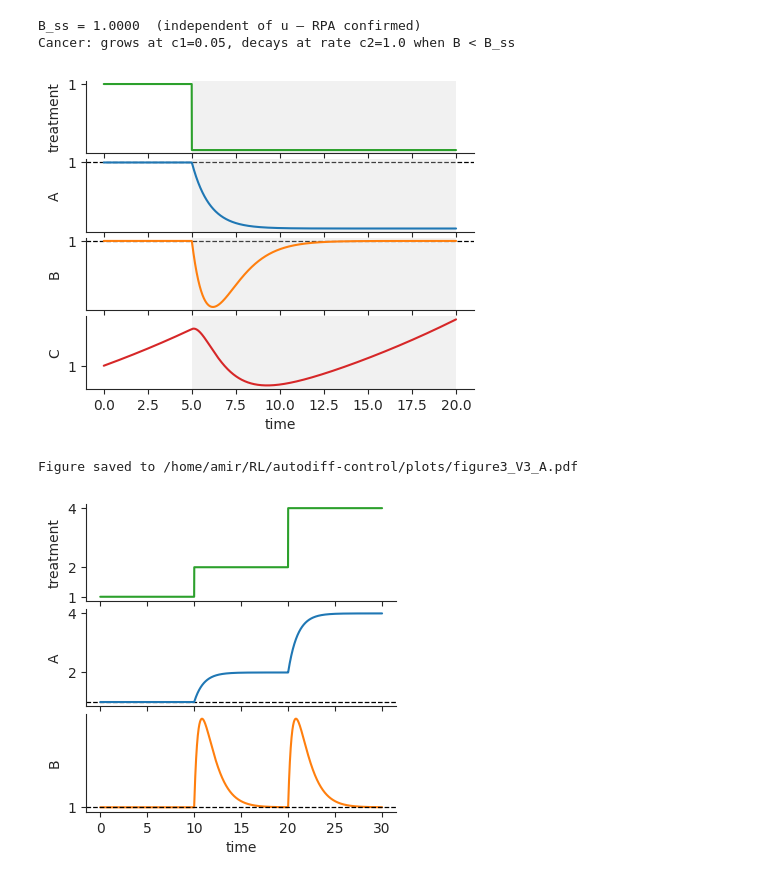
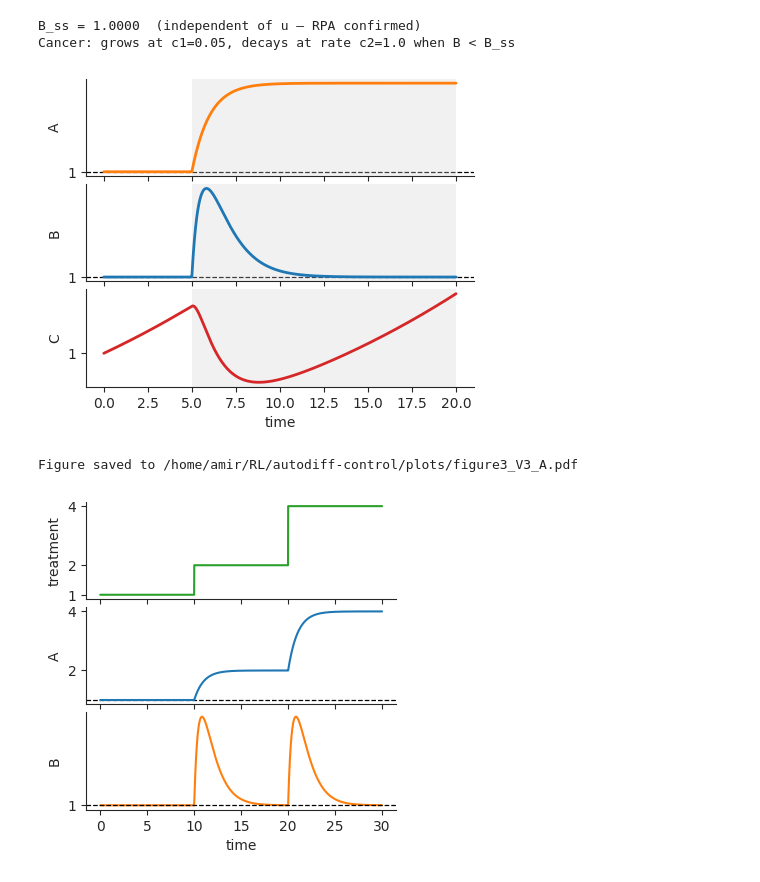
Before and after one commit to Liamir/autodiff-control, a Jupyter notebook: notebooks/figure3_v3.ipynb, the cells around one changed output. Saved outputs shown, nothing was run; the diff lists cells and outputs as text; code cells hidden in the pictures.

```diff
--- a/notebooks/figure3_v3.ipynb
+++ b/notebooks/figure3_v3.ipynb
@@ -66,7 +66,7 @@ def iffl_cancer_rhs(t, state, u, p=PARAMS):
     u_val = u(t) if callable(u) else u
     dA = p['beta1'] * u_val - p['alpha1'] * A
     dB = p['beta2'] * u_val / A - p['alpha2'] * B
-    dC = C * (C1_CANCER - C2_CANCER * max(B_SS - B, 0.0))
+    dC = C * (C1_CANCER - C2_CANCER * max(B - B_SS, 0.0))
     return [dA, dB, dC]
 
 # ── Simulation helper ─────────────────────────────────────────────────
@@ -103,51 +103,52 @@ A0, B0 = steady_state(1.0)
 y0_init = [A0, B0, 1.0]
 
 def u_func(t):
-    return 0.5 if t >= T_SWITCH else 1.0
+    return 2.0 if t >= T_SWITCH else 1.0
 
 sol = simulate(u_func, (0, T_END), y0=y0_init, n_pts=2000)
 t, (As, Bs, Cs) = sol.t, sol.y
 
-fig, axes = plt.subplots(4, 1, figsize=(5, 4), sharex=True,
+
+lw = 2
+fig, axes = plt.subplots(3, 1, figsize=(5, 4), sharex=True,
                           gridspec_kw={'hspace': 0.08})
 
 ON_COLOR = 'lightgray'
 for ax in axes:
     ax.axvspan(T_SWITCH, T_END, color=ON_COLOR, alpha=0.3, lw=0)
     clean_ax(ax)
 
 # plot u(t) in the first subplot (line)
-axes[0].plot(t, [u_func(ti) for ti in t], color='C2', lw=1.5, label='u(t)')
-axes[0].set_ylabel('treatment')
+# axes[0].plot(t, [u_func(ti) for ti in t], color='C2', lw=1.5, label='u(t)')
+# axes[0].set_ylabel('treatment')
+# axes[0].set_yticks([1.0])
+# axes[0].set_yticklabels(['1'])
+
+axes[0].plot(t, As, color='C1', lw=lw)
+axes[0].axhline(1.0, color='k', ls='--', lw=0.9, zorder=-1)
+axes[0].set_ylabel('A')
 axes[0].set_yticks([1.0])
 axes[0].set_yticklabels(['1'])
 
-axes[1].plot(t, As, color='C0', lw=1.5)
+axes[1].plot(t, Bs, color='C0', lw=lw)
 axes[1].axhline(1.0, color='k', ls='--', lw=0.9, zorder=-1)
-axes[1].set_ylabel('A')
+axes[1].set_ylabel('B')
 axes[1].set_yticks([1.0])
 axes[1].set_yticklabels(['1'])
 
-axes[2].plot(t, Bs, color='C1', lw=1.5)
-axes[2].axhline(1.0, color='k', ls='--', lw=0.9, zorder=-1)
-axes[2].set_ylabel('B')
-# axes[2].legend(fontsize=8, frameon=False)
+axes[2].plot(t, Cs, color='C3', lw=lw)
+axes[2].set_ylabel('C')
+axes[2].set_xlabel('time')
 axes[2].set_yticks([1.0])
 axes[2].set_yticklabels(['1'])
-
-axes[3].plot(t, Cs, color='C3', lw=1.5)
-axes[3].set_ylabel('C')
-axes[3].set_xlabel('time')
-axes[3].set_yticks([1.0])
-axes[3].set_yticklabels(['1'])
 
 plt.tight_layout()
 plt.show()
 
 
 save_fig(fig, 'figure3_V3_A.pdf')
 # %% [output]
-[figure, old version]
+[figure, new version]
 Figure saved to /home/amir/RL/autodiff-control/plots/figure3_V3_A.pdf
 # %%
 # Double switch sanity check: u=1→2 at t=10, then u=2→4 at t=20
```
Also changed, not shown: parts of 1 cell of this notebook, 17 other files.
